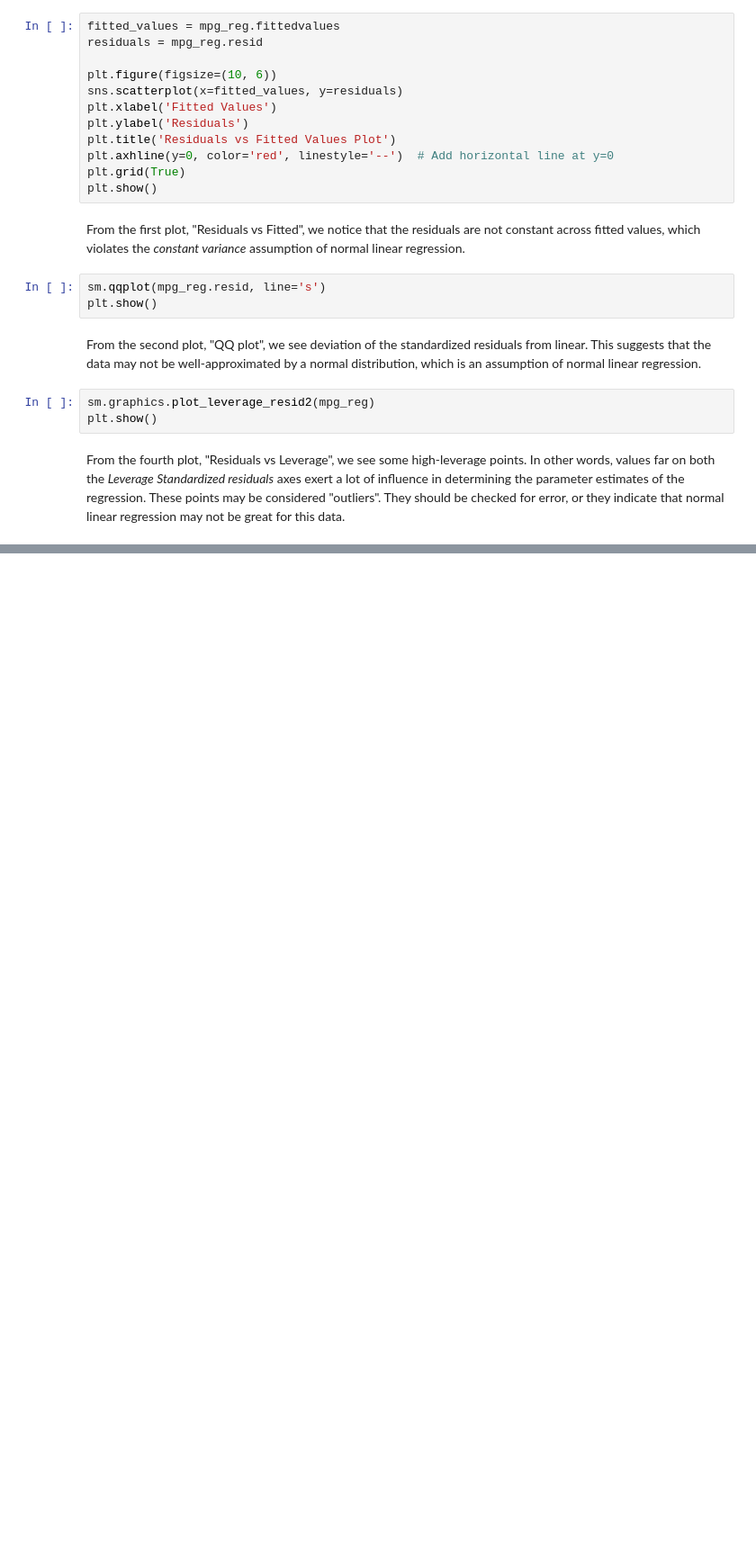
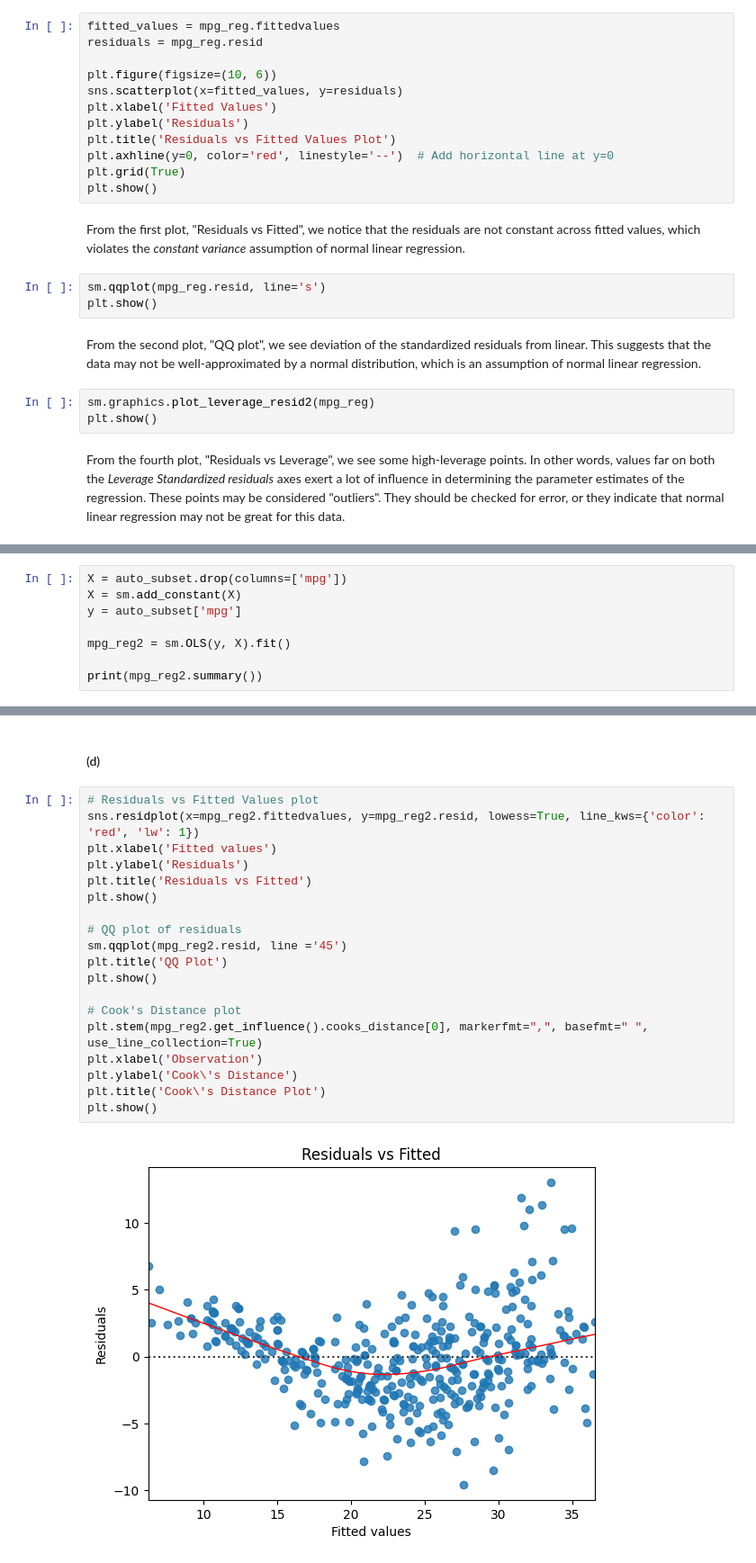
Before and after one commit to nicklausmillican/ISLP_Python, a Jupyter notebook: ISLP_Python_Ch3.ipynb, the cells around one changed output, grey strips where cells are left out. Shown at 90% size. Drawn from its saved outputs; the diff is of its cells as text; blank space fills up the shorter version.

```diff
--- a/ISLP_Python_Ch3.ipynb
+++ b/ISLP_Python_Ch3.ipynb
@@ -331,0 +423,8 @@ From the fourth plot, "Residuals vs Leverage", we see some high-leverage points.
+# %%
+X = auto_subset.drop(columns=['mpg'])
+X = sm.add_constant(X)
+y = auto_subset['mpg']
+
+mpg_reg2 = sm.OLS(y, X).fit()
+
+print(mpg_reg2.summary())
@@ -331,0 +453,23 @@ From the fourth plot, "Residuals vs Leverage", we see some high-leverage points.
+# %% [markdown]
+#### (d)
+# %%
+# Residuals vs Fitted Values plot
+sns.residplot(x=mpg_reg2.fittedvalues, y=mpg_reg2.resid, lowess=True, line_kws={'color': 'red', 'lw': 1})
+plt.xlabel('Fitted values')
+plt.ylabel('Residuals')
+plt.title('Residuals vs Fitted')
+plt.show()
+
+# QQ plot of residuals
+sm.qqplot(mpg_reg2.resid, line ='45')
+plt.title('QQ Plot')
+plt.show()
+
+# Cook's Distance plot
+plt.stem(mpg_reg2.get_influence().cooks_distance[0], markerfmt=",", basefmt=" ", use_line_collection=True)
+plt.xlabel('Observation')
+plt.ylabel('Cook\'s Distance')
+plt.title('Cook\'s Distance Plot')
+plt.show()
+# %% [output]
+[figure, added]
```
Also changed, not shown: parts of 21 cells of this notebook.
